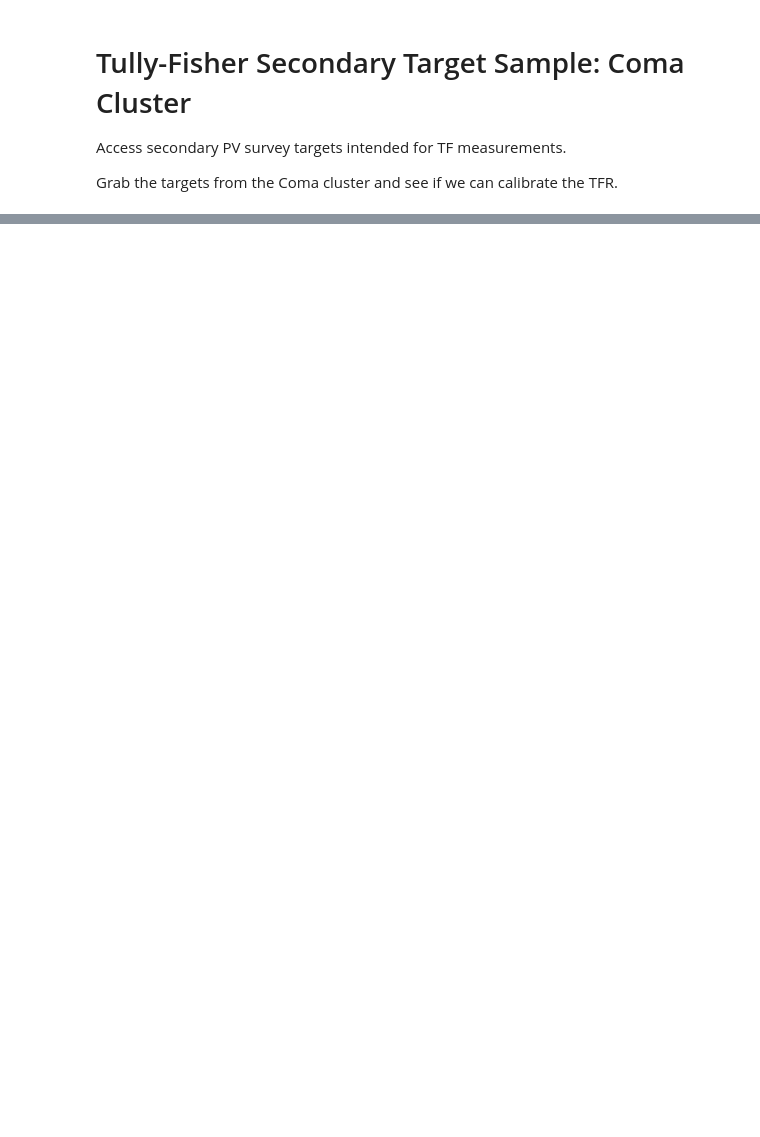
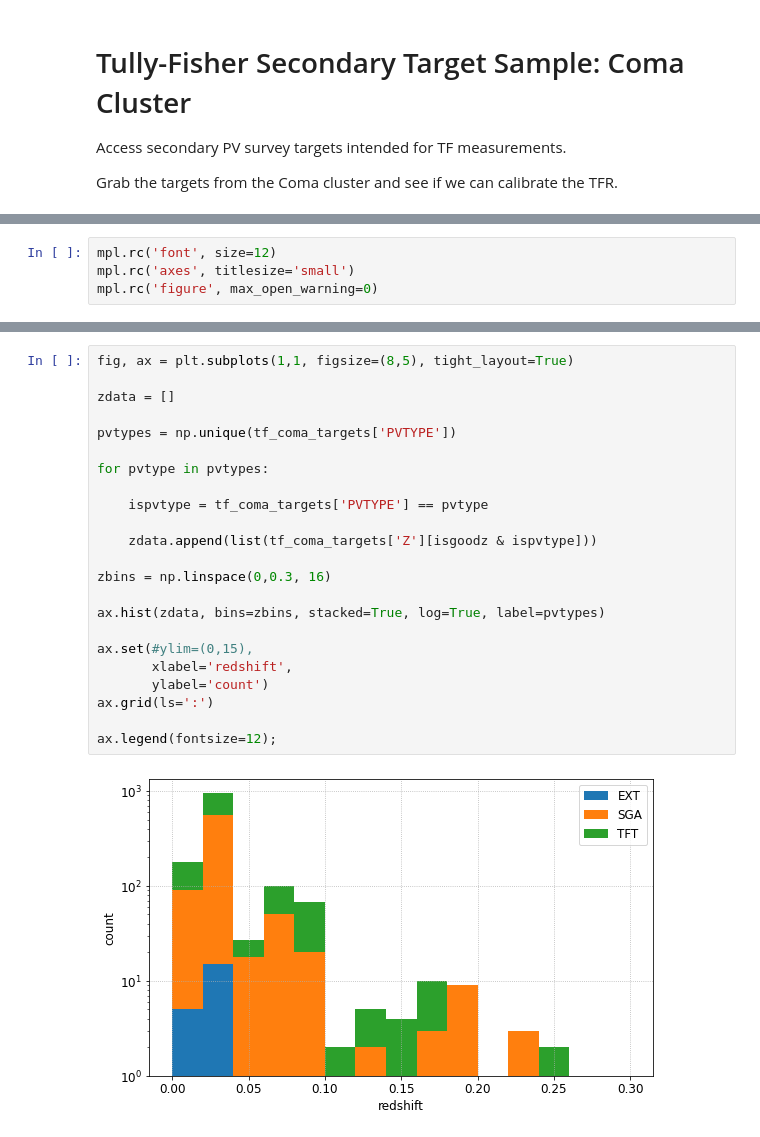
Before and after one commit to DESI-UR/DESI_SGA, a Jupyter notebook: TF/tully_fisher_coma.ipynb, the cells around one changed output, grey strips where cells are left out. Saved outputs shown, nothing was run; the diff lists cells and outputs as text; blank space fills up the shorter version.

```diff
--- a/TF/tully_fisher_coma.ipynb
+++ b/TF/tully_fisher_coma.ipynb
@@ -27,0 +26,4 @@ ModuleNotFoundError: No module named 'desispec'
+# %%
+mpl.rc('font', size=12)
+mpl.rc('axes', titlesize='small')
+mpl.rc('figure', max_open_warning=0)
@@ -27,0 +185,25 @@ ModuleNotFoundError: No module named 'desispec'
+# %%
+fig, ax = plt.subplots(1,1, figsize=(8,5), tight_layout=True)
+
+zdata = []
+
+pvtypes = np.unique(tf_coma_targets['PVTYPE'])
+
+for pvtype in pvtypes:
+
+    ispvtype = tf_coma_targets['PVTYPE'] == pvtype
+
+    zdata.append(list(tf_coma_targets['Z'][isgoodz & ispvtype]))
+
+zbins = np.linspace(0,0.3, 16)
+
+ax.hist(zdata, bins=zbins, stacked=True, log=True, label=pvtypes)
+
+ax.set(#ylim=(0,15),
+       xlabel='redshift',
+       ylabel='count')
+ax.grid(ls=':')
+
+ax.legend(fontsize=12);
+# %% [output]
+[figure, added]
```
Also changed, not shown: parts of 12 cells of this notebook.
